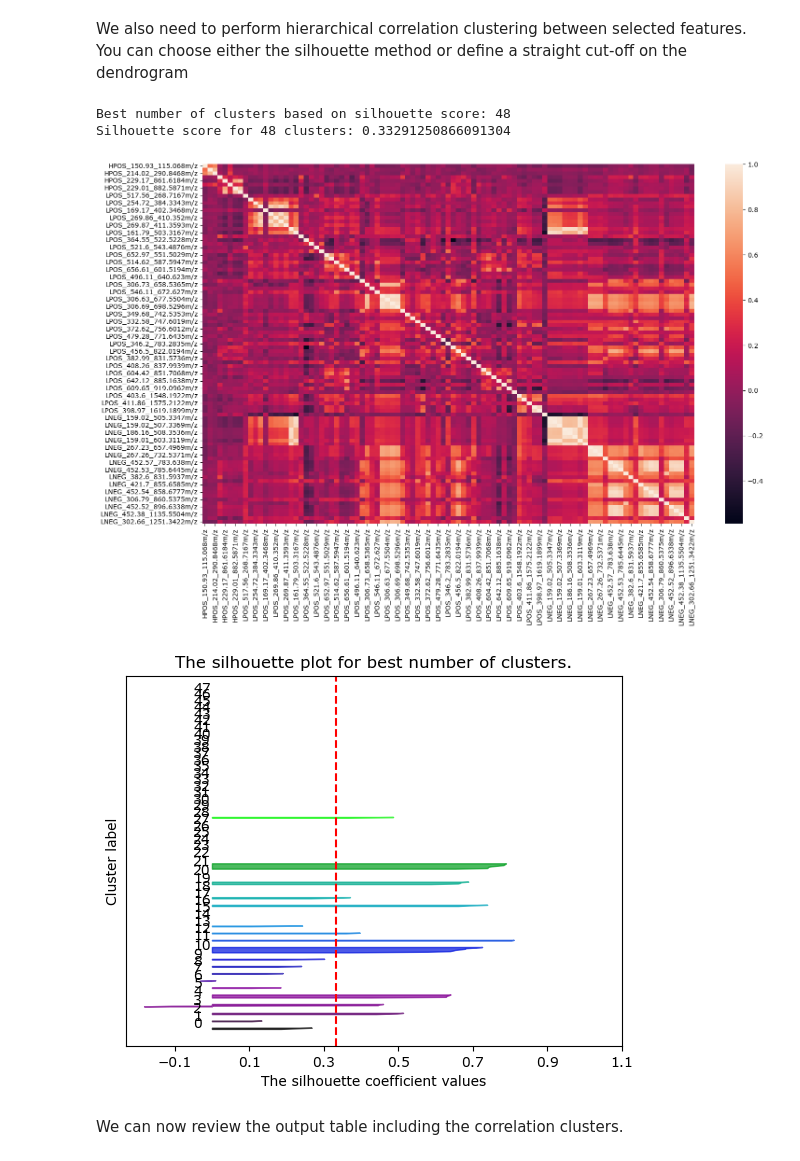
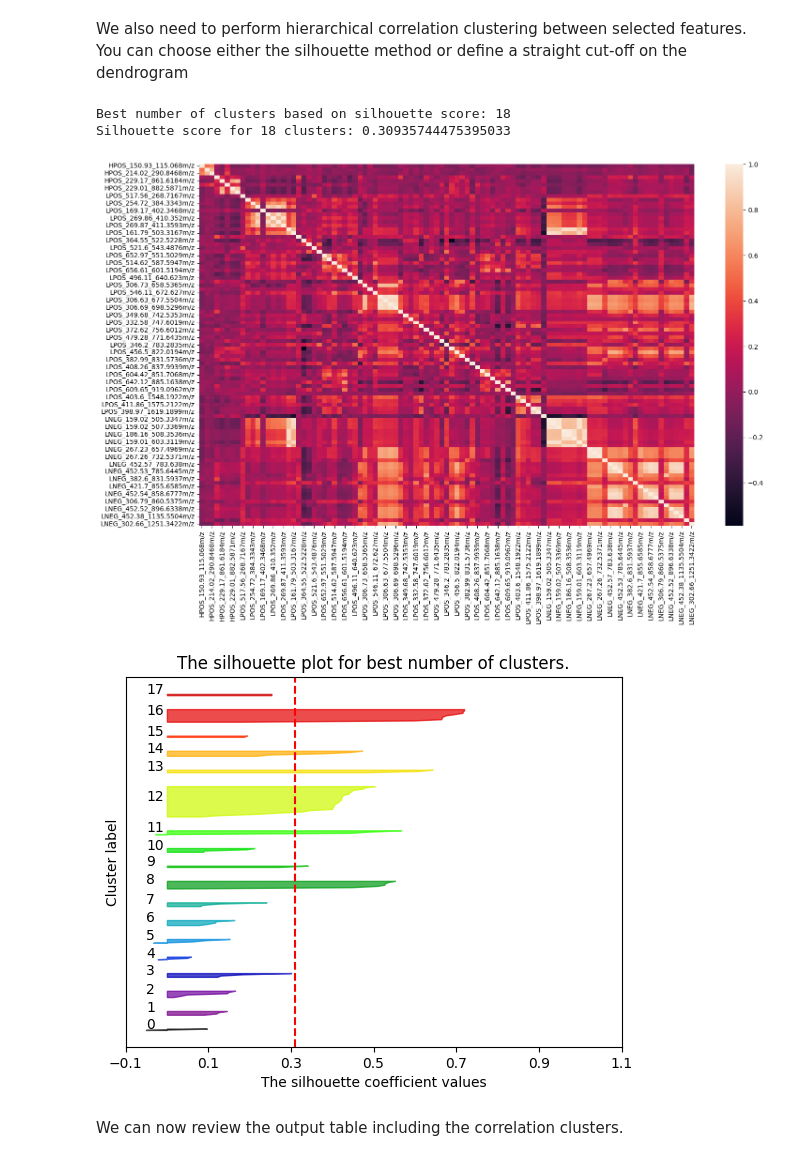
Before and after one commit to kopeckylukas/py-mamsi-tutorials, a Jupyter notebook: tutorials/regression.ipynb, the cells around one changed output. Cells and saved outputs as stored; diff of their text form; code cells hidden in the pictures.

```diff
--- a/tutorials/regression.ipynb
+++ b/tutorials/regression.ipynb
@@ -232,12 +232,12 @@ pd.set_option("display.max_rows", 15)
 We also need to perform hierarchical correlation clustering between selected features.
 You can choose either the silhouette method or define a straight cut-off on the dendrogram
 # %%
-struct.get_correlation_clusters(flat_method='silhouette', max_clusters=50)
+struct.get_correlation_clusters(flat_method='silhouette', max_clusters=20)
 # %% [output]
-Best number of clusters based on silhouette score: 48
-Silhouette score for 48 clusters: 0.33291250866091304
+Best number of clusters based on silhouette score: 18
+Silhouette score for 18 clusters: 0.30935744475395033
 [figure]
-[figure, old version]
+[figure, new version]
 # %% [markdown]
 We can now review the output table including the correlation clusters.
 # %%
```
Also changed, not shown: parts of 7 cells of this notebook, 1 other file.
